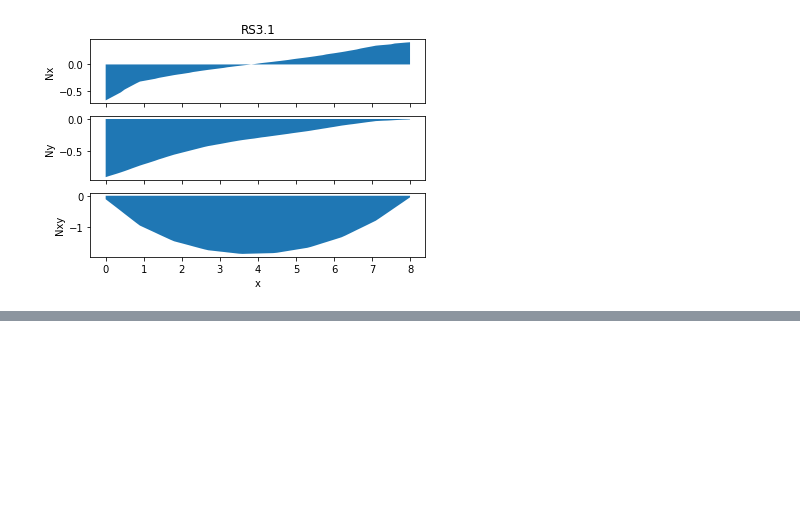
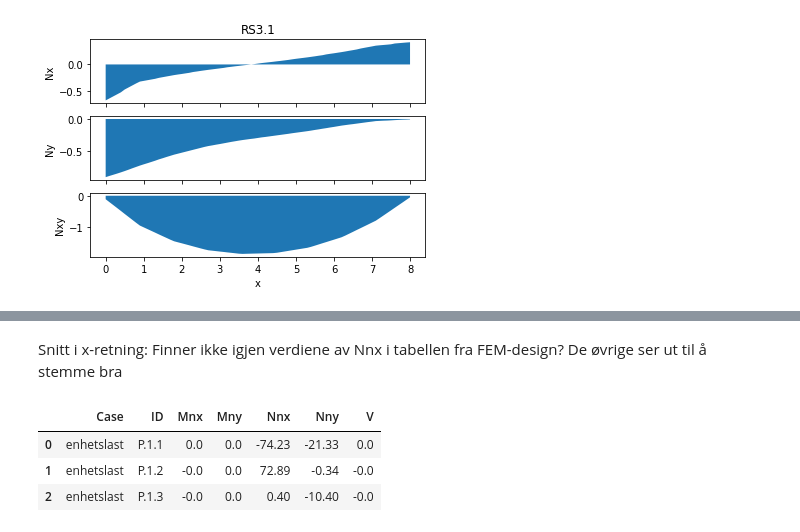
Before and after one commit to eibre/Notebooks, a Jupyter notebook: labeledSection/LabelSectionPlot.ipynb, the cells around one changed output, grey strips where cells are left out. Cells and saved outputs as stored; diff of their text form; code cells hidden in the pictures; blank space fills up the shorter version.

```diff
--- a/labeledSection/LabelSectionPlot.ipynb
+++ b/labeledSection/LabelSectionPlot.ipynb
@@ -131,0 +141,9 @@ Figuren under viser godt samsvar mellom resultanter fra FEM-desingn og resultant
+# %% [markdown]
+Snitt i x-retning: Finner ikke igjen verdiene av Nnx i tabellen fra FEM-design? De øvrige ser ut til å stemme bra
+# %%
+df_resultant.iloc[:3]
+# %% [output]
+|  | Case | ID | Mnx | Mny | Nnx | Nny | V |
+| 0 | enhetslast | P.1.1 | 0.0 | 0.0 | -74.23 | -21.33 | 0.0 |
+| 1 | enhetslast | P.1.2 | -0.0 | 0.0 | 72.89 | -0.34 | -0.0 |
+| 2 | enhetslast | P.1.3 | -0.0 | 0.0 | 0.40 | -10.40 | -0.0 |
```
Also changed, not shown: parts of 4 cells of this notebook, 1 other file.
